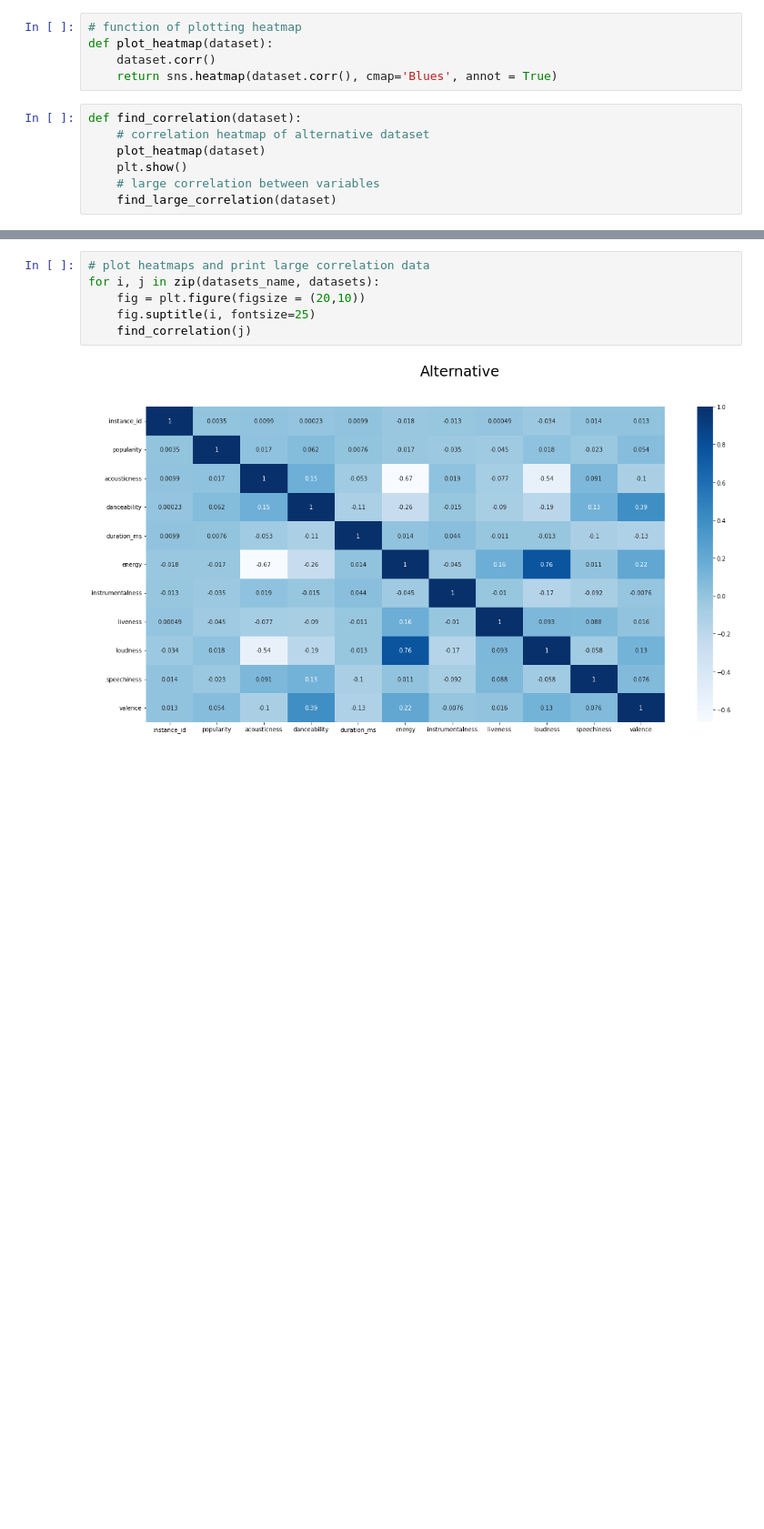
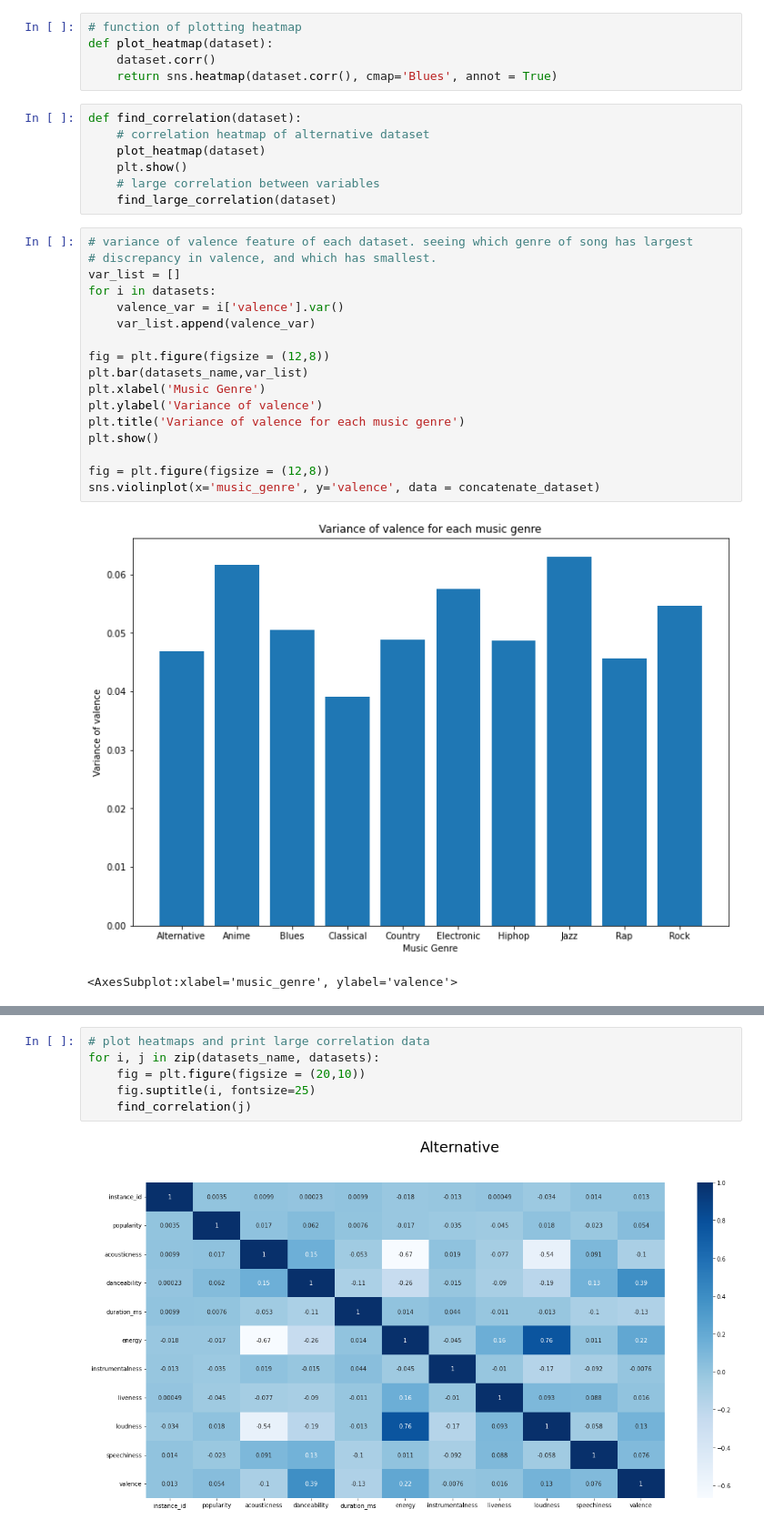
Before and after one commit to jerryzhuang0914/COMP309_Assignment3, a Jupyter notebook: Kaggle Competition.ipynb, the cells around one changed output, grey strips where cells are left out. Shown at 91% size. Drawn from its saved outputs; the diff is of its cells as text; blank space fills up the shorter version.

```diff
--- a/Kaggle Competition.ipynb
+++ b/Kaggle Competition.ipynb
@@ -49,3 +174,23 @@ def find_correlation(dataset):
     plt.show()
     # large correlation between variables
     find_large_correlation(dataset)
+# %%
+# variance of valence feature of each dataset. seeing which genre of song has largest
+# discrepancy in valence, and which has smallest.
+var_list = []
+for i in datasets:
+    valence_var = i['valence'].var()
+    var_list.append(valence_var)
+
+fig = plt.figure(figsize = (12,8))
+plt.bar(datasets_name,var_list)
+plt.xlabel('Music Genre')
+plt.ylabel('Variance of valence')
+plt.title('Variance of valence for each music genre')
+plt.show()
+
+fig = plt.figure(figsize = (12,8))
+sns.violinplot(x='music_genre', y='valence', data = concatenate_dataset)
+# %% [output]
+[figure, added]
+<AxesSubplot:xlabel='music_genre', ylabel='valence'>
```
Also changed, not shown: parts of 23 cells of this notebook.
